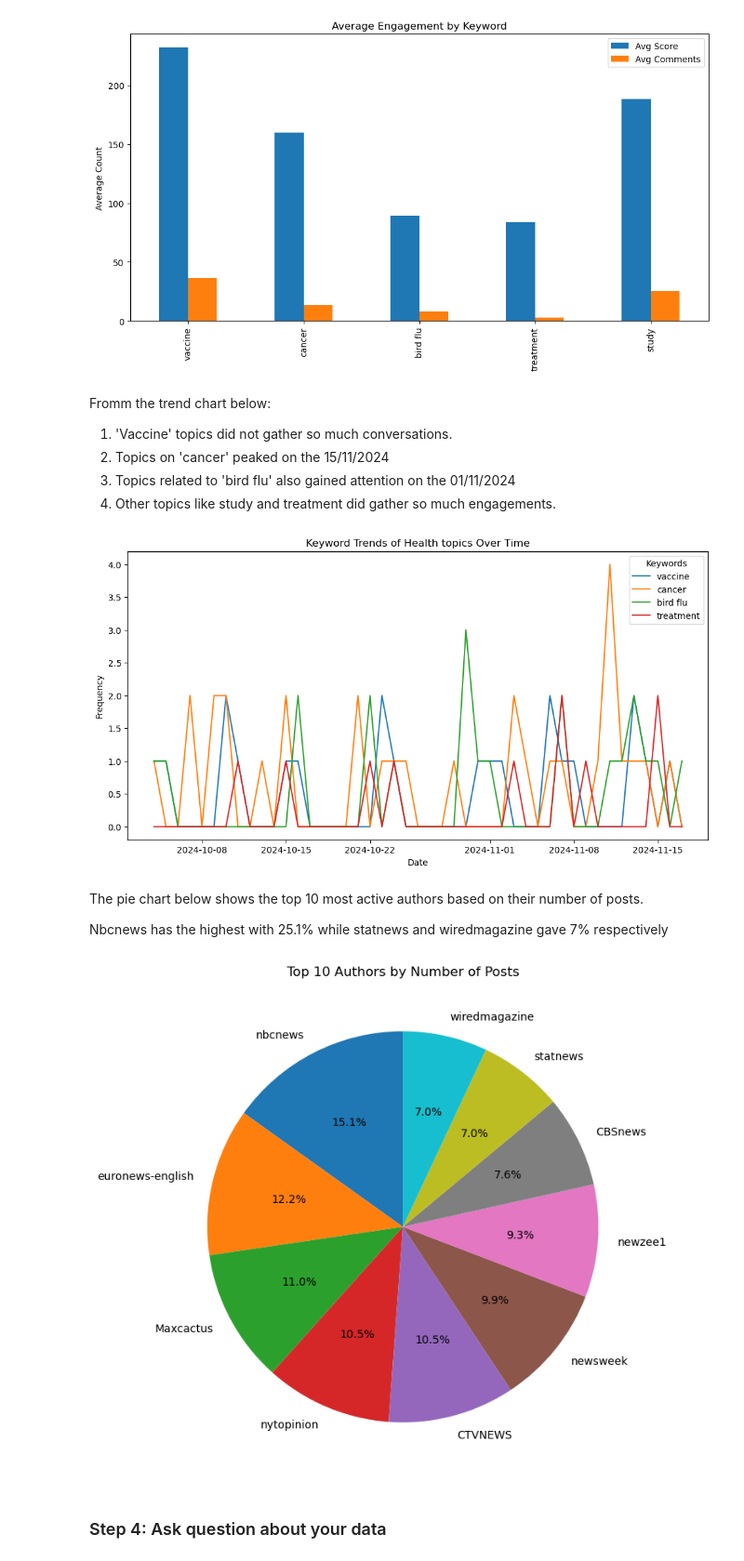
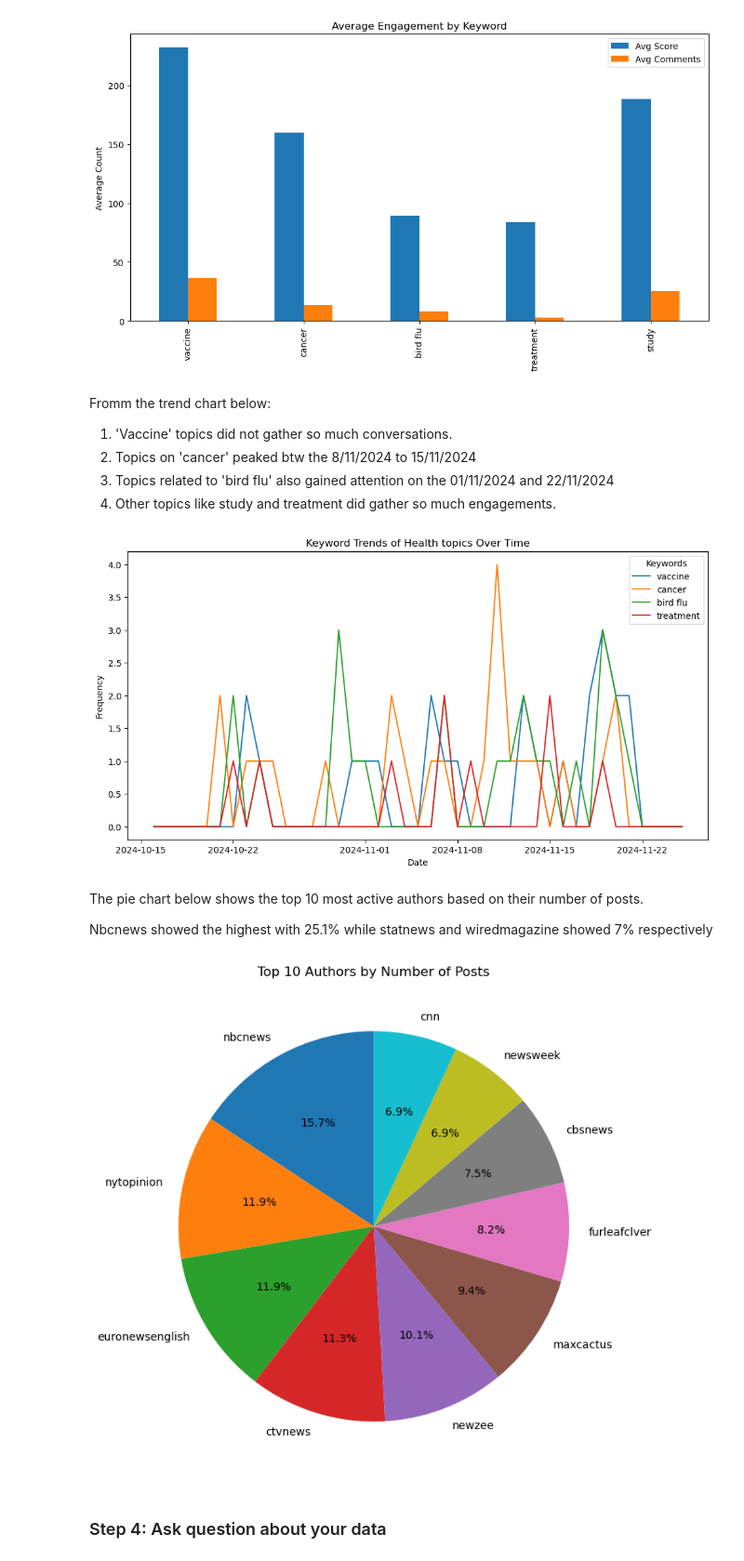
Before and after one commit to Olayemi-cloud/jh24993_EMATM0048---Python-Project, a Jupyter notebook: jh24993_EMATM0048_Q2.ipynb, the cells around one changed output. Shown at 93% size. Drawn from its saved outputs; the diff is of its cells as text; code cells hidden in the pictures.

```diff
--- a/jh24993_EMATM0048_Q2.ipynb
+++ b/jh24993_EMATM0048_Q2.ipynb
@@ -675,16 +685,19 @@ study      188.307692     25.461538
 Fromm the trend chart below:
 
 1. 'Vaccine' topics did not gather so much conversations.
-2. Topics on 'cancer' peaked on the 15/11/2024
-3. Topics related to 'bird flu' also gained attention on the 01/11/2024
+2. Topics on 'cancer' peaked btw the 8/11/2024 to 15/11/2024
+3. Topics related to 'bird flu' also gained attention on the 01/11/2024 and 22/11/2024
 4. Other topics like study and treatment did gather so much engagements.
 # %%
+# Convert 'date' column to datetime
+clean_data['date'] = pd.to_datetime(clean_data['date'], errors='coerce')
+
 keywords = ['vaccine', 'cancer', 'bird flu', 'treatment']
 
 keyword_trends = pd.DataFrame()
 
 for keyword in keywords:
-    keyword_trends[keyword] = clean_data['clean_title'].str.contains(keyword, case=False, na=False).groupby(clean_data['date'].dt.date).sum()
+    keyword_trends[keyword] = clean_data['clean_title_1'].str.contains(keyword, case=False, na=False).groupby(clean_data['date'].dt.date).sum()
 
 keyword_trends.plot(figsize=(12, 6), title='Keyword Trends of Health topics Over Time')
 plt.xlabel('Date')
@@ -692,24 +705,21 @@ plt.ylabel('Frequency')
 plt.legend(title='Keywords')
 plt.show()
 # %% [output]
-[figure, old version]
+[figure, new version]
 # %% [markdown]
 The pie chart below shows the top 10 most active authors based on their number of posts.
 
-Nbcnews has the highest with 25.1% while statnews and wiredmagazine gave 7% respectively
+Nbcnews showed the highest with 25.1% while statnews and wiredmagazine showed 7% respectively
 # %%
-import pandas as pd
-import matplotlib.pyplot as plt
-
-author_counts = health_reddit['author'].value_counts()
+author_counts = clean_data['clean_author_1'].value_counts()
 
 # Plot the pie chart
 plt.figure(figsize=(8, 8))
 plt.pie(author_counts.head(10), labels=author_counts.head(10).index, autopct='%1.1f%%', startangle=90)
 plt.title('Top 10 Authors by Number of Posts')
 plt.show()
 # %% [output]
-[figure, old version]
+[figure, new version]
 # %% [markdown]
 ### Step 4: Ask question about your data
 # %% [markdown]
```
Also changed, not shown: parts of 84 cells of this notebook.
